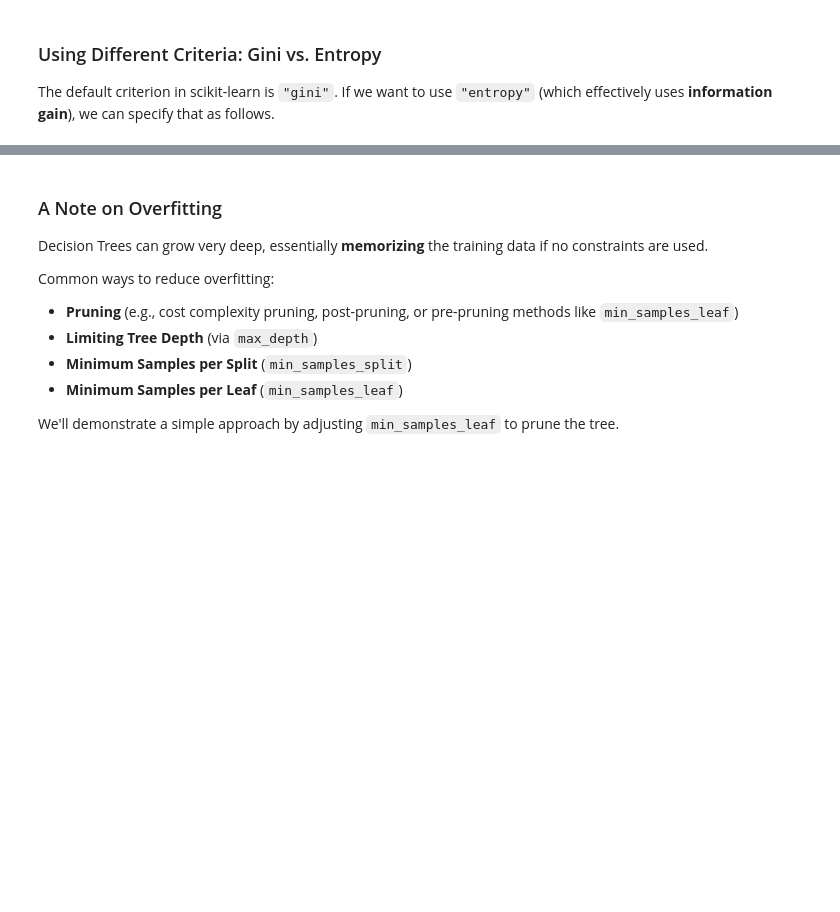
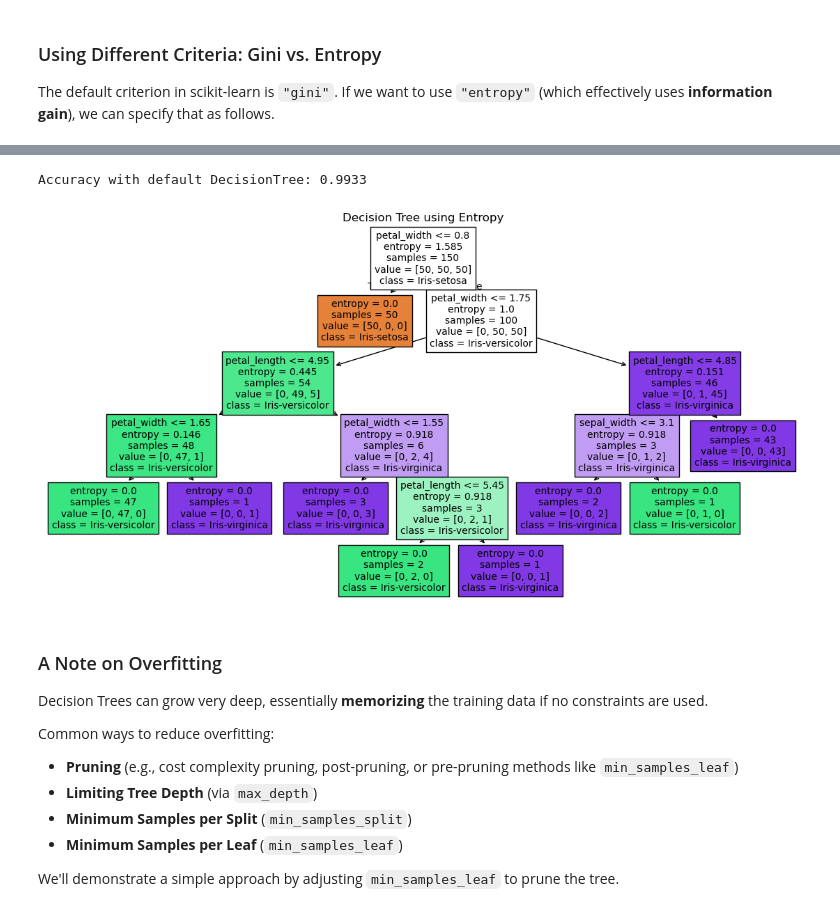
Before and after one commit to wegard/predictive-modelling-with-machine-learning, a Jupyter notebook: notebooks/07_Decision_trees.ipynb, the cells around one changed output, grey strips where cells are left out. Drawn from its saved outputs; the diff is of its cells as text; code cells hidden in the pictures; blank space fills up the shorter version.

```diff
--- a/notebooks/07_Decision_trees.ipynb
+++ b/notebooks/07_Decision_trees.ipynb
@@ -107,17 +124,23 @@ plt.show()
 # %%
 # Training a Decision Tree with Entropy
 clf_entropy = DecisionTreeClassifier(random_state=0, criterion='entropy')
 clf_entropy.fit(X, y)
+# Evaluate on the test set
+score = clf.score(X, y)
+print("Accuracy with default DecisionTree:", round(score, 4))
 
 plt.figure(figsize=(14, 7))
 plot_tree(
     clf_entropy,
     filled=True,
     feature_names=df.columns[:-1],
     class_names=np.unique(y)
 )
 plt.title("Decision Tree using Entropy")
 plt.show()
+# %% [output]
+Accuracy with default DecisionTree: 0.9933
+[figure, added]
 # %% [markdown]
 ### A Note on Overfitting
 Decision Trees can grow very deep, essentially **memorizing** the training data if no constraints are used.
```
Also changed, not shown: parts of 5 cells of this notebook, 4 other files.
